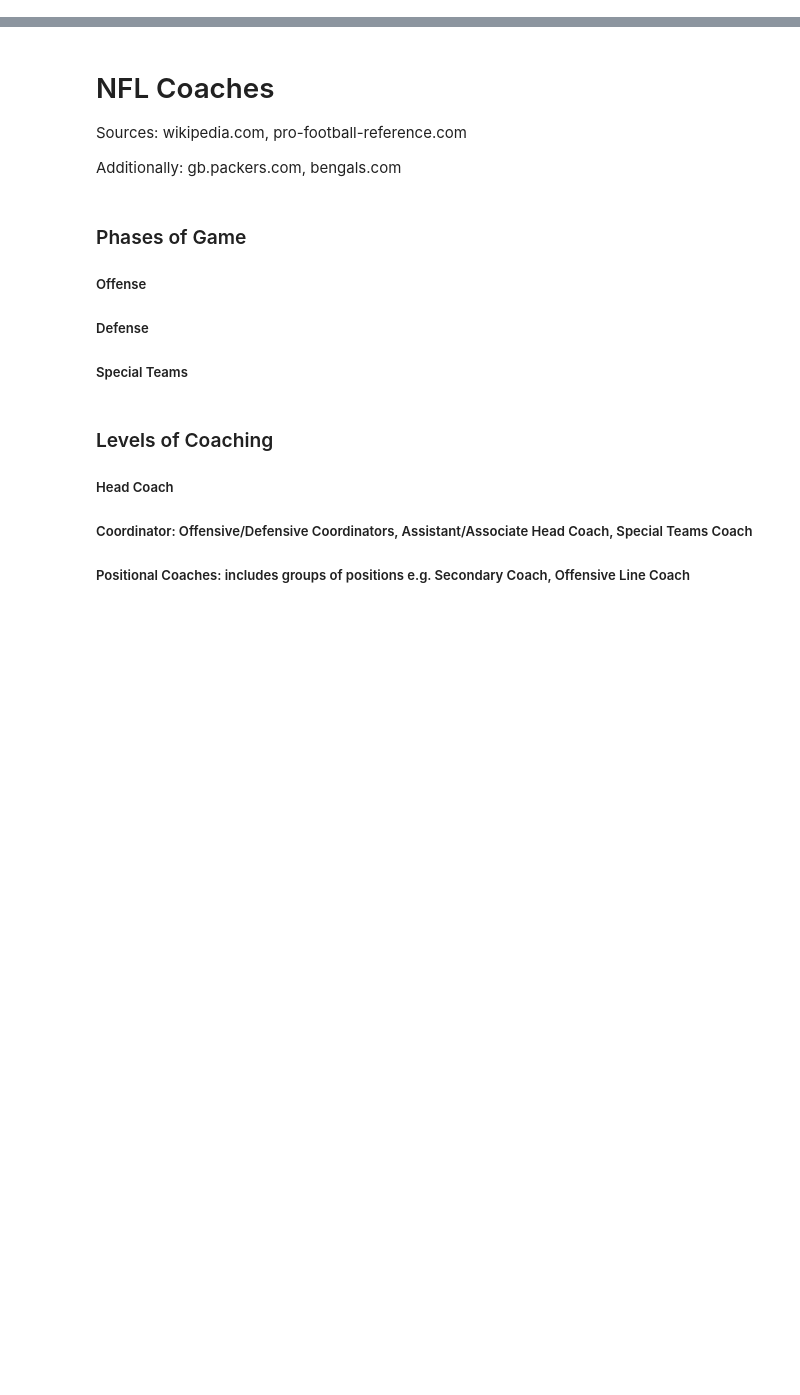
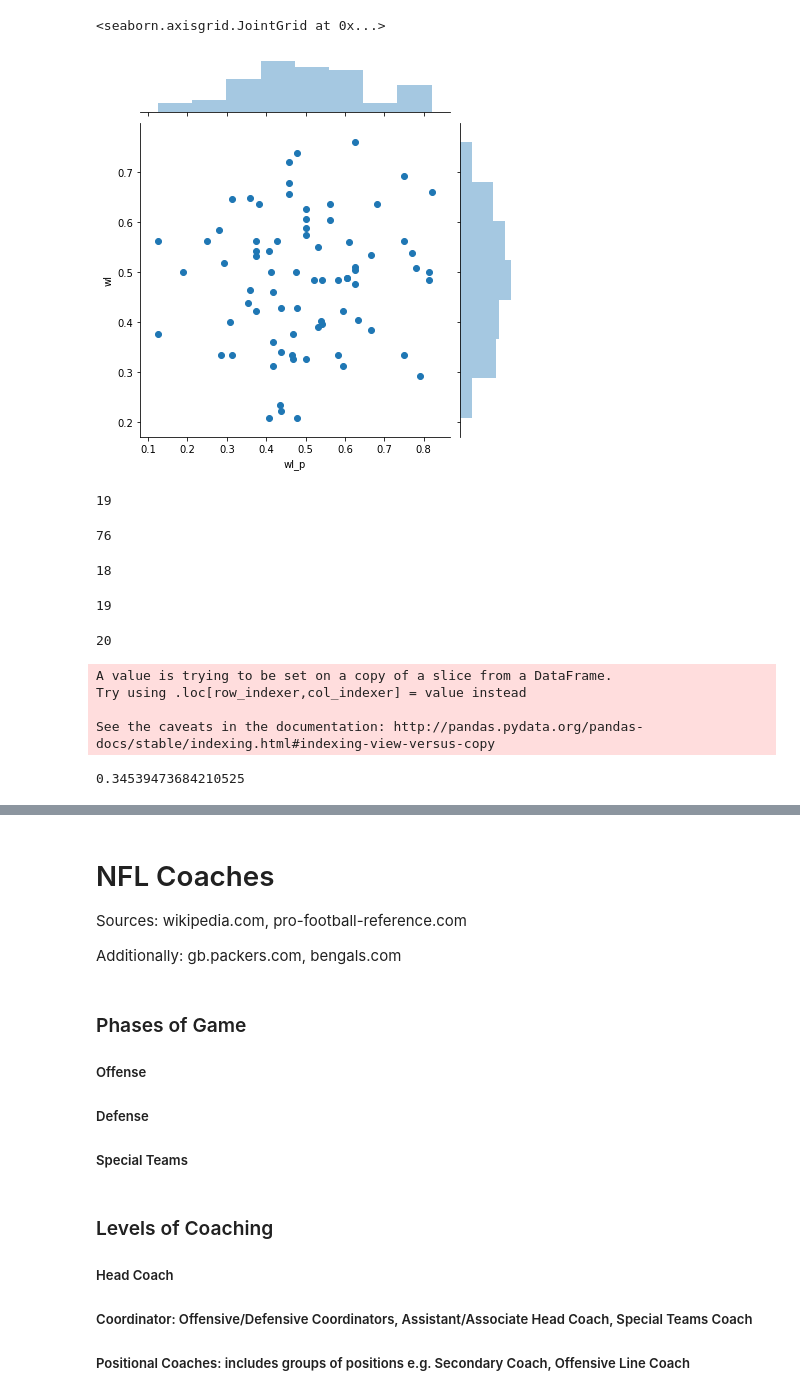
Before and after one commit to plee0117/Coaches, a Jupyter notebook: Graphs.ipynb, the cells around one changed output, grey strips where cells are left out. Saved outputs shown, nothing was run; the diff lists cells and outputs as text; code cells hidden in the pictures; blank space fills up the shorter version.

```diff
--- a/Graphs.ipynb
+++ b/Graphs.ipynb
@@ -55,0 +96,38 @@ hp3 = pd.merge(head3,past3,how='right',on=['name','team','debut'])
+# %%
+sns.jointplot(x='wl_p',y='wl',data = head_head)
+# %% [output]
+<seaborn.axisgrid.JointGrid at 0x...>
+[figure, added]
+# %%
+head_head[(head_head.wl>=0.5) & (head_head.wl_p>=0.5)].name.count()
+# %% [output]
+19
+# %%
+head_head.name.count()
+# %% [output]
+76
+# %%
+head_head[(head_head.wl<0.5) & (head_head.wl_p>=0.5)].name.count()
+# %% [output]
+18
+# %%
+head_head[(head_head.wl>=0.5) & (head_head.wl_p<0.5)].name.count()
+# %% [output]
+19
+# %%
+head_head[(head_head.wl<0.5) & (head_head.wl_p<0.5)].name.count()
+# %% [output]
+20
+# %%
+head2 = head_wl[head_wl.year<3]
+head2['wl']=head2.win/(head2.win+head2.loss)
+head2 = head2.reset_index()
+# %% [output]
+A value is trying to be set on a copy of a slice from a DataFrame.
+Try using .loc[row_indexer,col_indexer] = value instead
+
+See the caveats in the documentation: http://pandas.pydata.org/pandas-docs/stable/indexing.html#indexing-view-versus-copy
+# %%
+head2[head2.wl>=0.5].name.count()/head2.name.count()
+# %% [output]
+0.34539473684210525
```
Also changed, not shown: parts of 31 cells of this notebook, 1 other file.
